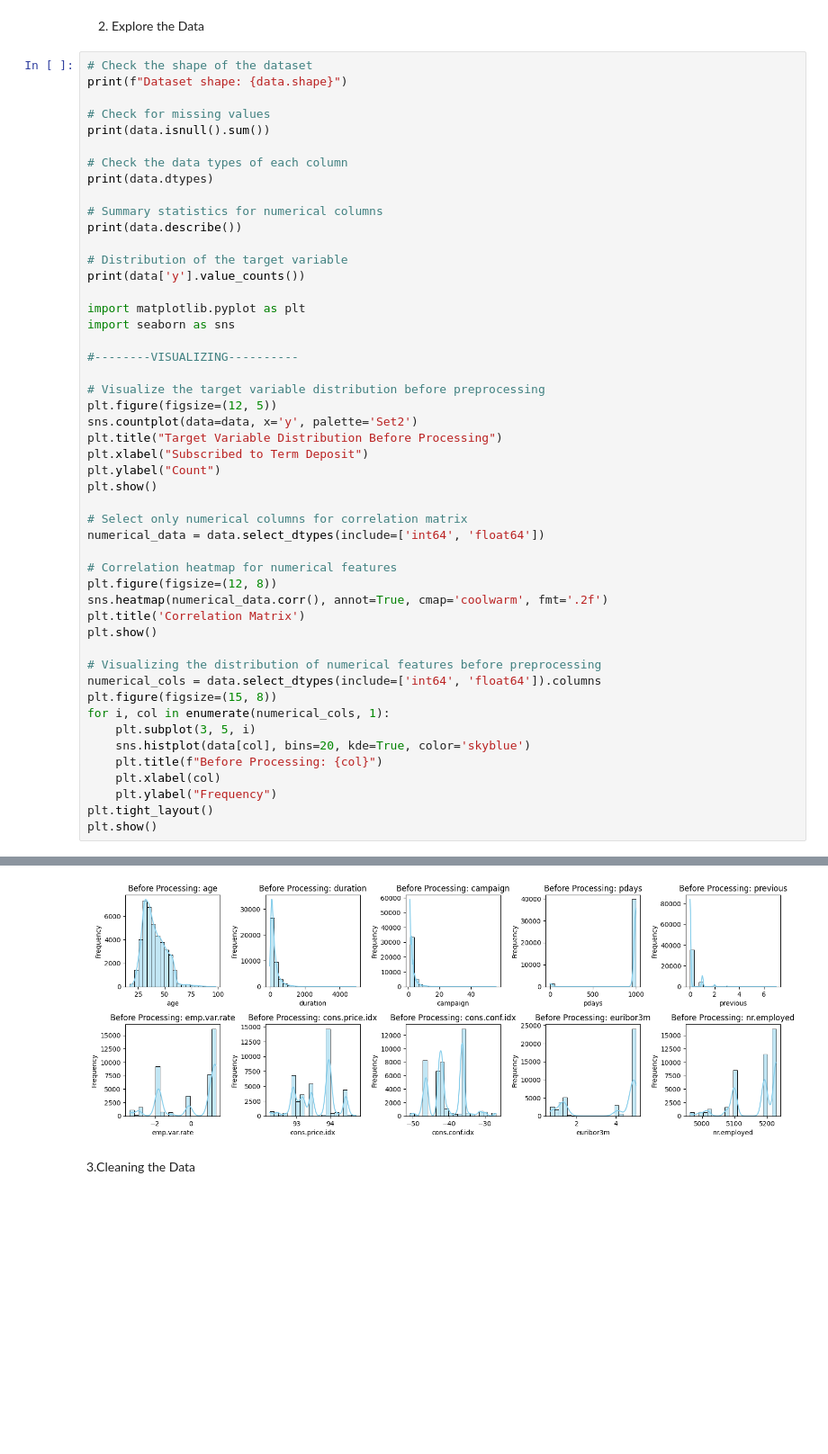
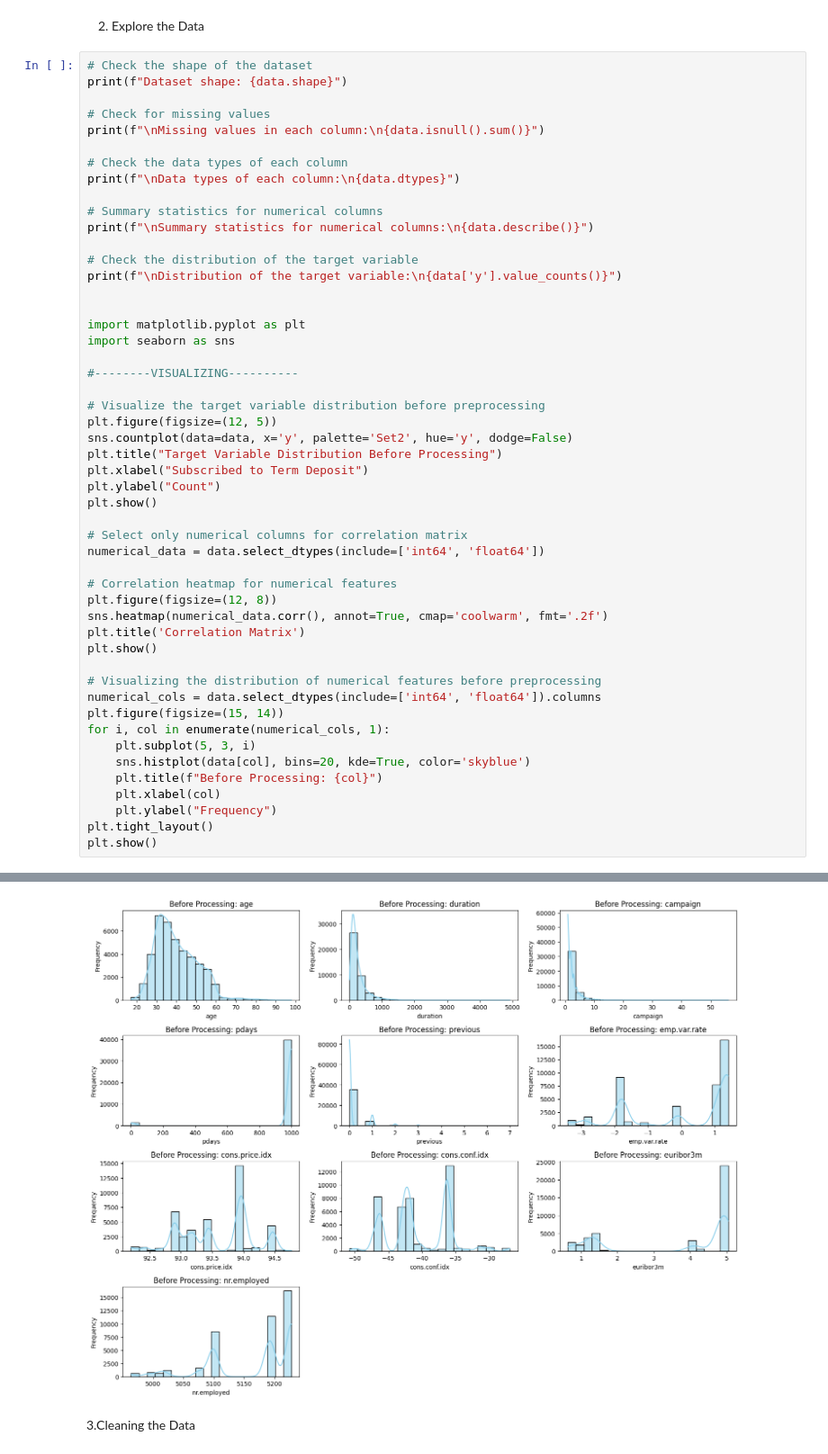
Before and after one commit to Shaithra2107/Bank-Marketing-Prediction-, a Jupyter notebook: Bank_Marketing_Prediction.ipynb, the cells around one changed output, grey strips where cells are left out. Shown at 90% size. Cells and saved outputs as stored; diff of their text form; blank space fills up the shorter version.

```diff
--- a/Bank_Marketing_Prediction.ipynb
+++ b/Bank_Marketing_Prediction.ipynb
@@ -177,16 +206,17 @@ First few rows of the dataset:
 print(f"Dataset shape: {data.shape}")
 
 # Check for missing values
-print(data.isnull().sum())
+print(f"\nMissing values in each column:\n{data.isnull().sum()}")
 
 # Check the data types of each column
-print(data.dtypes)
+print(f"\nData types of each column:\n{data.dtypes}")
 
 # Summary statistics for numerical columns
-print(data.describe())
+print(f"\nSummary statistics for numerical columns:\n{data.describe()}")
 
-# Distribution of the target variable
-print(data['y'].value_counts())
+# Check the distribution of the target variable
+print(f"\nDistribution of the target variable:\n{data['y'].value_counts()}")
+
 
 import matplotlib.pyplot as plt
 import seaborn as sns
@@ -195,7 +225,7 @@ import seaborn as sns
 
 # Visualize the target variable distribution before preprocessing
 plt.figure(figsize=(12, 5))
-sns.countplot(data=data, x='y', palette='Set2')
+sns.countplot(data=data, x='y', palette='Set2', hue='y', dodge=False)
 plt.title("Target Variable Distribution Before Processing")
 plt.xlabel("Subscribed to Term Deposit")
 plt.ylabel("Count")
@@ -212,9 +242,9 @@ plt.show()
 
 # Visualizing the distribution of numerical features before preprocessing
 numerical_cols = data.select_dtypes(include=['int64', 'float64']).columns
-plt.figure(figsize=(15, 8))
+plt.figure(figsize=(15, 14))
 for i, col in enumerate(numerical_cols, 1):
-    plt.subplot(3, 5, i)
+    plt.subplot(5, 3, i)
     sns.histplot(data[col], bins=20, kde=True, color='skyblue')
     plt.title(f"Before Processing: {col}")
     plt.xlabel(col)
@@ -245,6 +272,6 @@ Passing `palette` without assigning `hue` is deprecated and will be removed in v
 [figure]
 [figure]
-[figure, old version]
+[figure, new version]
 # %% [markdown]
 3.Cleaning the Data
 # %%
```
Also changed, not shown: parts of 16 cells of this notebook.
